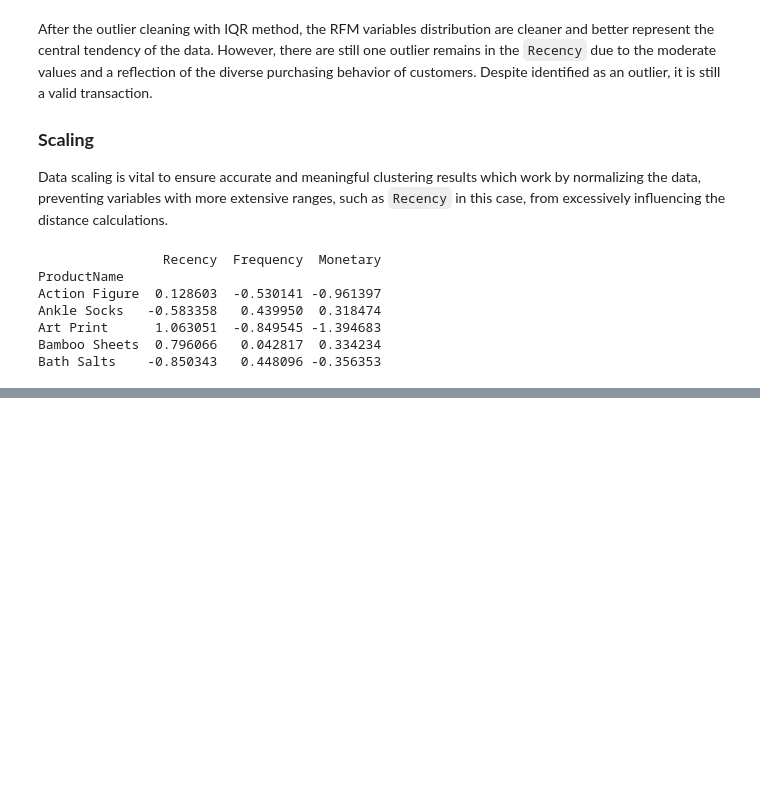
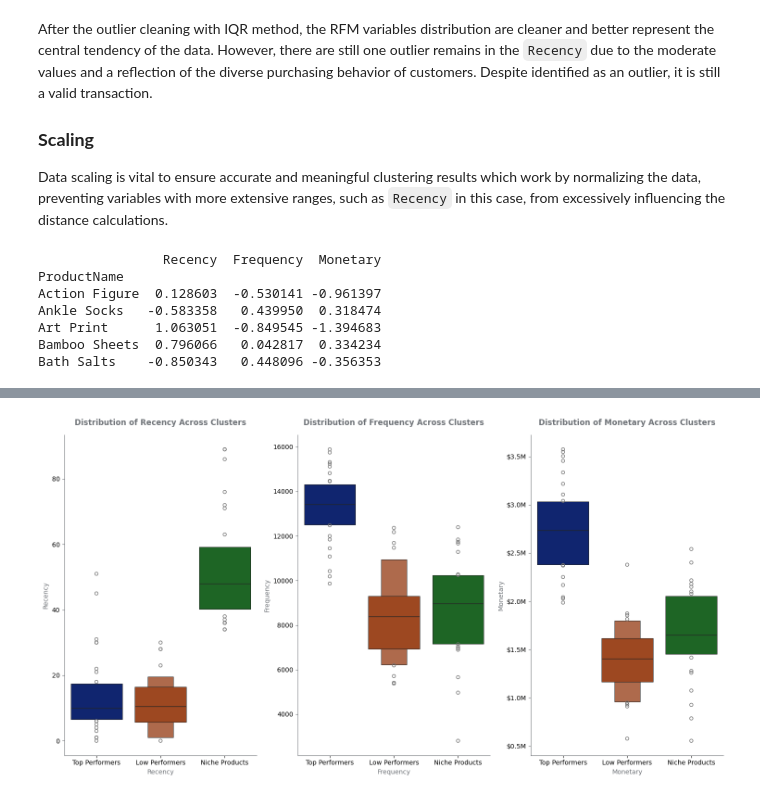
Before and after one commit to lazuardifp19/lazuardfp_portfolio, a Jupyter notebook: Ecommerce Analysis K Means/ecommerce-analysis.ipynb, the cells around one changed output, grey strips where cells are left out. Cells and saved outputs as stored; diff of their text form; code cells hidden in the pictures; blank space fills up the shorter version.

```diff
--- a/Ecommerce Analysis K Means/ecommerce-analysis.ipynb
+++ b/Ecommerce Analysis K Means/ecommerce-analysis.ipynb
@@ -1061,0 +1331,10 @@ Bath Salts    -0.850343   0.448096 -0.356353
+# %%
+# Assign produced clusters fromt the PCA data to the original RFM data
+rfm_product['Cluster'] = pca_df['Cluster']
+
+# Group the cluster and aggregating the min, max, and median of RFM variables
+rfm_product.groupby('Cluster').agg({
+    'Recency': ['mean', 'median', 'min', 'max'],
+    'Frequency': ['mean', 'median', 'min', 'max'],
+    'Monetary': ['mean', 'median', 'min', 'max']
+})
@@ -1061,0 +1355,43 @@ Bath Salts    -0.850343   0.448096 -0.356353
+# %%
+# Add clustername
+cluster_map = {0: 'Top Performers',
+               1: 'Low Performers',
+               2: 'Niche Products'}
+
+# Create variable named ClusterName that contains the name of each cluster
+rfm_product['ClusterName'] = rfm_product['Cluster'].map(cluster_map)
+
+rfm_vars = ['Recency', 'Frequency', 'Monetary']
+
+# Define the order for the box plots
+cluster_order = ['Top Performers', 'Low Performers', 'Niche Products']
+
+# Box plot for each cluster that compares the median across all RFM variables
+fig, ax = plt.subplots(1, 3, figsize=(15, 8))
+
+for i, var in enumerate(rfm_vars):
+    sns.boxenplot(x='ClusterName', y=var, data=rfm_product, order=cluster_order,
+                   palette='dark', ax=ax[i])
+
+    sns.despine(right=True)
+
+    ax[i].set_ylabel(var, color='#6F7378')
+    ax[i].set_xlabel(var, color='#6F7378')
+
+    ax[i].set_title(f'Distribution of {var} Across Clusters', weight='bold', pad=15, color='#6F7378')
+
+    if var == 'Monetary':
+        ax[i].yaxis.set_major_formatter(FuncFormatter(monetary_formatter))
+
+    for spine in ax[i].spines.values():
+        spine.set_edgecolor('#6F7378')
+
+    ax[i].tick_params(axis='y', color='#6F7378')
+
+    # Rotate x-axis label
+    plt.setp(ax[i].get_xticklabels(), fontsize=10, ha='center')
+
+plt.tight_layout()
+plt.show()
+# %% [output]
+[figure, added]
```
Also changed, not shown: parts of 19 cells of this notebook.
